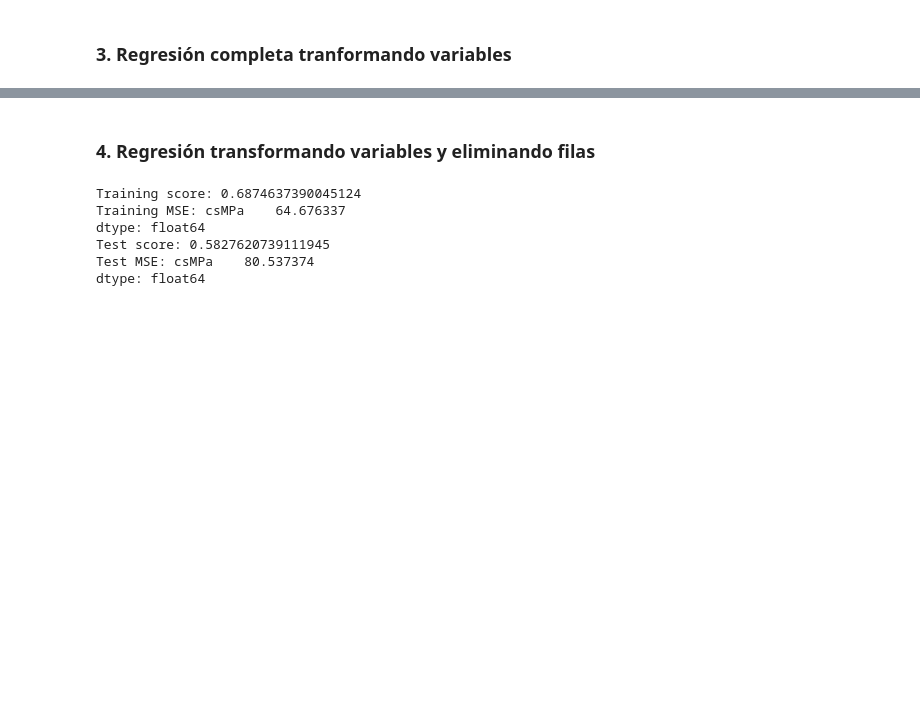
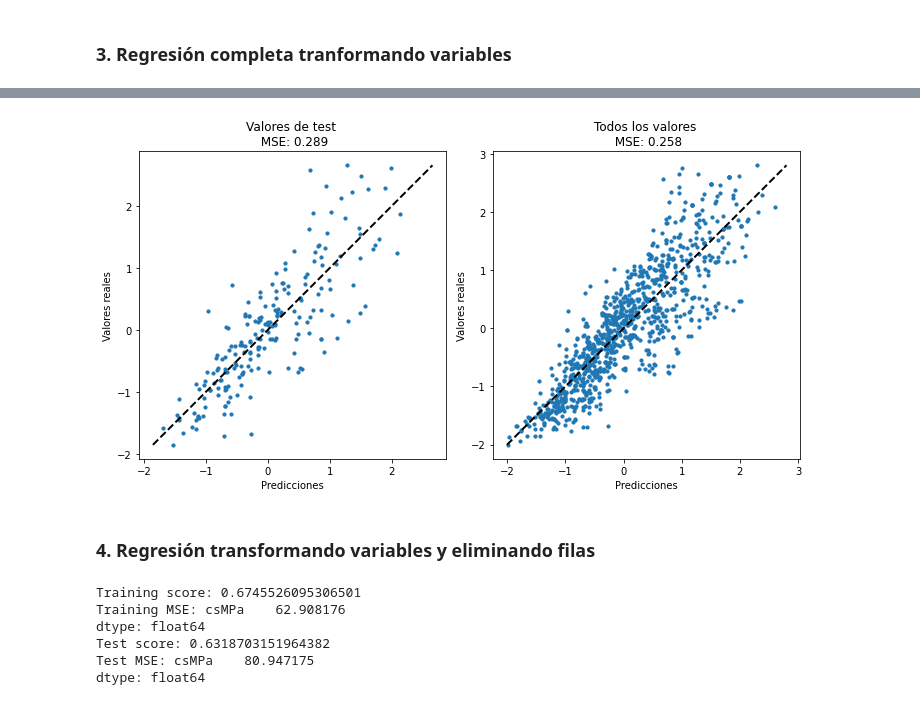
Before and after one commit to juankasv99/APC_Concrete_MPa, a Jupyter notebook: ConcreteMPa_LinearRegression.ipynb, the cells around one changed output, grey strips where cells are left out. Drawn from its saved outputs; the diff is of its cells as text; code cells hidden in the pictures; blank space fills up the shorter version.

```diff
--- a/ConcreteMPa_LinearRegression.ipynb
+++ b/ConcreteMPa_LinearRegression.ipynb
@@ -120,5 +121,32 @@ dtype: float64
 [figure]
 [figure]
+# %%
+shuffledDataFrame = standarizeDataFrame(shuffledDataFrame)
+testSize, trainSize = getTestSizeTrainSize(shuffledDataFrame, splitRatio)
+
+trainX, trainY = getTrainData(shuffledDataFrame, testSize)
+testX, testY = getTestData(shuffledDataFrame, trainSize, testSize)
+
+linearModel3 = linear_model.LinearRegression()
+linearModel3.fit(trainX, trainY)
+
+'''
+print(f'Training score: {getScore(linearModel3, trainX, trainY)}')
+print(f'Training MSE: {getMSE(linearModel3, trainX, trainY)}')
+print(f'Test score: {getScore(linearModel3, testX, testY)}')
+print(f'Test MSE: {getMSE(linearModel3, testX, testY)}')
+'''
+testMSE = getMSE(linearModel3, testX, testY)
+allMSE = getMSE(linearModel3, shuffledDataFrame.iloc[:, :8], shuffledDataFrame.iloc[:, 8:9])
+
+testDataPredictions = linearModel3.predict(testX)
+testRealData = testY
+allDataPredictions = linearModel3.predict(shuffledDataFrame.iloc[:, :8])
+allRealData = shuffledDataFrame.iloc[:, 8:9]
+
+plotModel(testDataPredictions, testRealData, testMSE, allDataPredictions, allRealData, allMSE)
+# %% [output]
+[figure, added]
 # %% [markdown]
 ### 4. Regresión transformando variables y eliminando filas
 # %%
@@ -136,17 +164,17 @@ testSize, trainSize = getTestSizeTrainSize(shuffledDataFrame, splitRatio)
 trainX, trainY = getTrainData(shuffledDataFrame, testSize)
 testX, testY = getTestData(shuffledDataFrame, trainSize, testSize)
 
-linearModel1 = linear_model.LinearRegression()
-linearModel1.fit(trainX, trainY)
+linearModel4 = linear_model.LinearRegression()
+linearModel4.fit(trainX, trainY)
 
-print(f'Training score: {getScore(linearModel1, trainX, trainY)}')
-print(f'Training MSE: {getMSE(linearModel1, trainX, trainY)}')
-print(f'Test score: {getScore(linearModel1, testX, testY)}')
-print(f'Test MSE: {getMSE(linearModel1, testX, testY)}')
+print(f'Training score: {getScore(linearModel4, trainX, trainY)}')
+print(f'Training MSE: {getMSE(linearModel4, trainX, trainY)}')
+print(f'Test score: {getScore(linearModel4, testX, testY)}')
+print(f'Test MSE: {getMSE(linearModel4, testX, testY)}')
 # %% [output]
-Training score: 0.6874637390045124
-Training MSE: csMPa    64.676337
+Training score: 0.6745526095306501
+Training MSE: csMPa    62.908176
 dtype: float64
-Test score: 0.5827620739111945
-Test MSE: csMPa    80.537374
+Test score: 0.6318703151964382
+Test MSE: csMPa    80.947175
 dtype: float64
```
Also changed, not shown: parts of 4 cells of this notebook.
